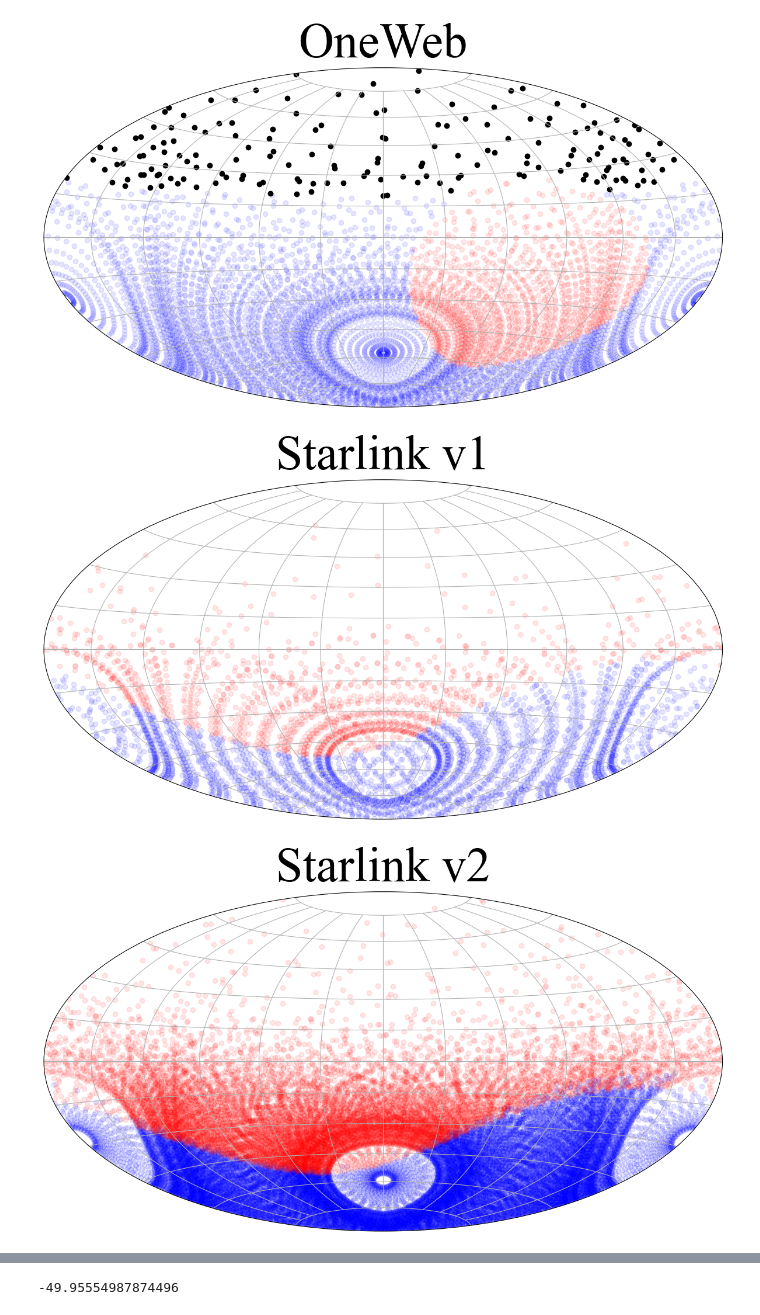
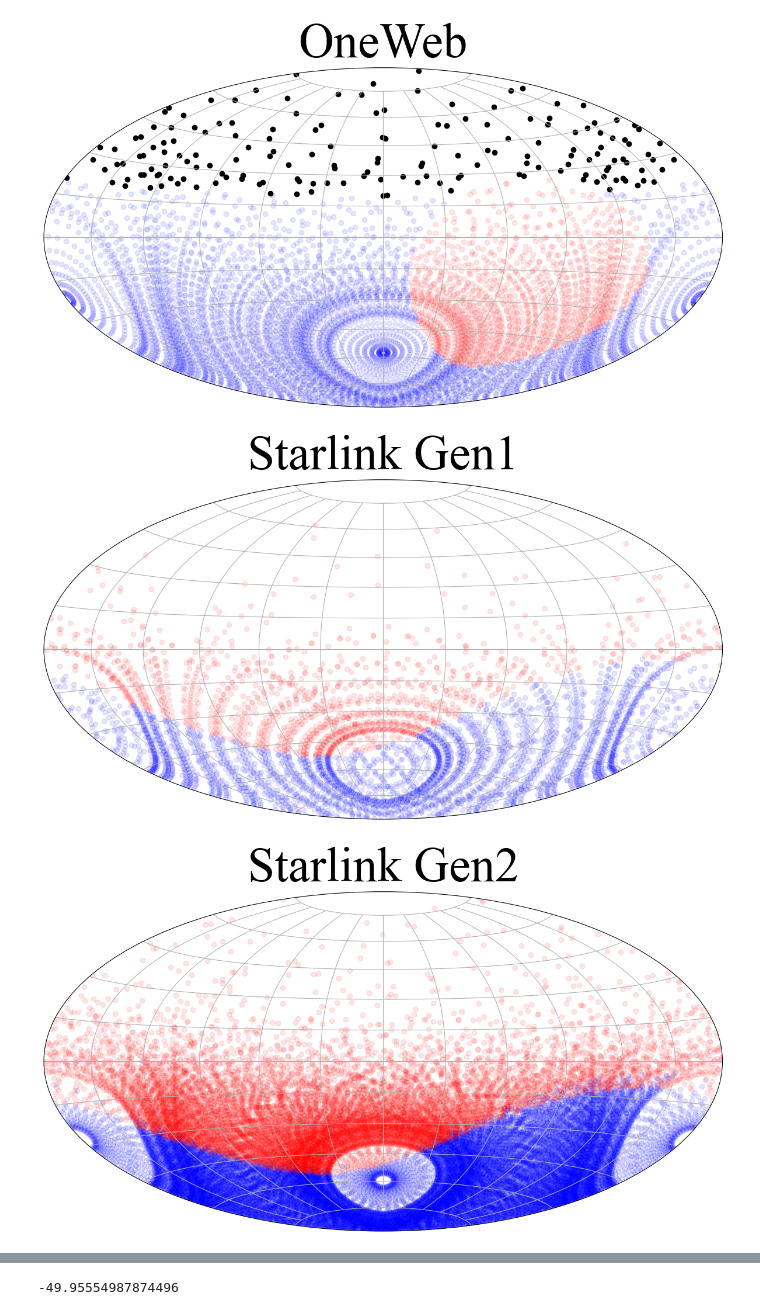
Before and after one commit to lsst-sims/satellite-dodging-ApJL, a Jupyter notebook: plots/constellation_examples.ipynb, the cells around one changed output, grey strips where cells are left out. Saved outputs shown, nothing was run; the diff lists cells and outputs as text; code cells hidden in the pictures.

Commit message:
fix more sat plots

```diff
--- a/plots/constellation_examples.ipynb
+++ b/plots/constellation_examples.ipynb
@@ -115,36 +115,36 @@ for name in ['Starlink v1','Starlink v2', 'OneWeb']:
     const.update_mjd(60218.254) #
 
     az_temp = const.azimuth_rad + 0
     over = np.where(az_temp > np.pi)
     az_temp[over] -= 2.*np.pi
 
     illum = np.where(const.illum == True)
     no_illum = np.where(const.illum == False)
 
     plt.figure(figsize=(15,15))
     plt.subplot(projection="hammer")
 
     plt.scatter(az_temp[illum], const.altitudes_rad[illum], facecolors='blue', alpha=0.1, rasterized=True)
     plt.scatter(az_temp[no_illum], const.altitudes_rad[no_illum], facecolors='red', edgecolors=None, alpha=0.1, rasterized=True)
     plt.scatter(az_temp[const.visible], const.altitudes_rad[const.visible], facecolors='black', edgecolors='black', rasterized=True)
     if name=='Starlink v1':
         plot_name='Starlink Gen1'
     elif name=='Starlink v2':
         plot_name='Starlink Gen2'
     else:
         plot_name='OneWeb'
-    plt.title(name, fontsize=60, **csfont)
+    plt.title(plot_name, fontsize=60, **csfont)
     plt.xticks([-2.61799388, -2.0943951 , -1.57079633, -1.04719755, -0.52359878,
         0.        ,  0.52359878,  1.04719755,  1.57079633,  2.0943951 ,
         2.61799388],[])
     plt.yticks([-1.30899694, -1.04719755, -0.78539816, -0.52359878, -0.26179939,
         0.        ,  0.26179939,  0.52359878,  0.78539816,  1.04719755,
         1.30899694],[])
     plt.grid(True)
     plt.savefig(filenames[name],bbox_inches='tight')
 # %% [output]
-[figure, old version]
+[figure, new version]
-[figure, old version]
+[figure, new version]
 [figure]
 # %%
 from rubin_sim.site_models import Almanac
```
Also changed, not shown: 6 other files.
